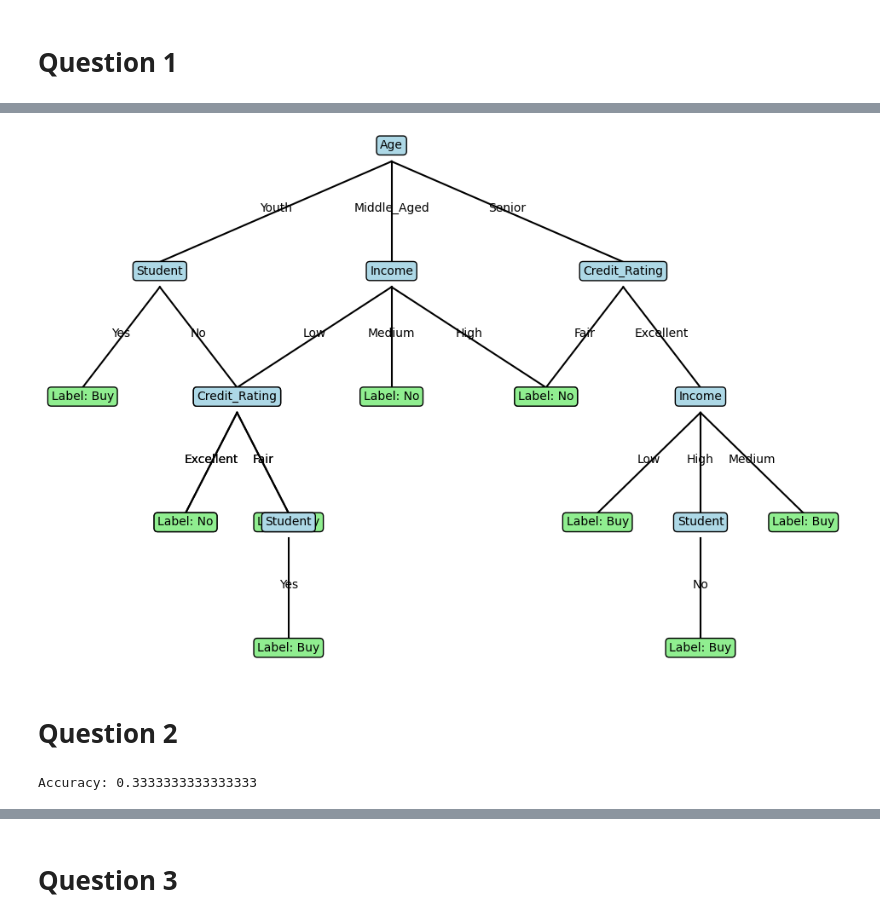
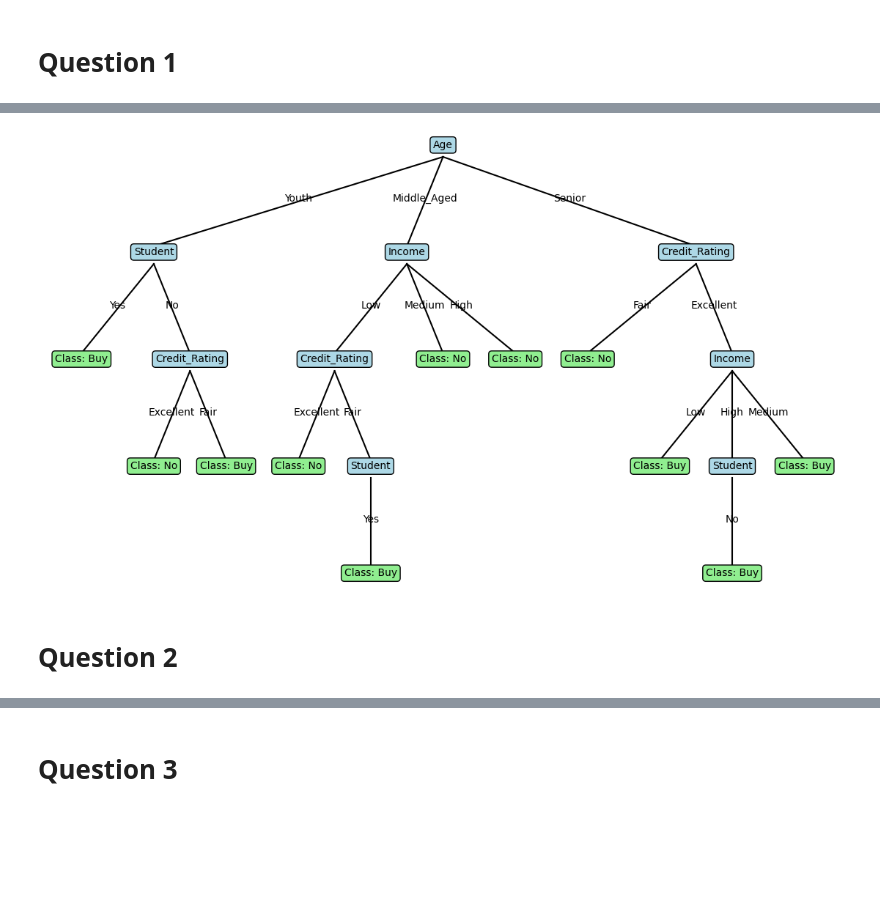
Before and after one commit to 1kalyan/DataWarehouseDataMining, a Jupyter notebook: LAB3/LAB_3_ALL.ipynb, the cells around one changed output, grey strips where cells are left out. Drawn from its saved outputs; the diff is of its cells as text; code cells hidden in the pictures; blank space fills up the shorter version.

```diff
--- a/LAB3/LAB_3_ALL.ipynb
+++ b/LAB3/LAB_3_ALL.ipynb
@@ -63,36 +85,45 @@ Decision Tree (ID3):
 # %%
 import matplotlib.pyplot as plt
 
-def plot_tree(tree, parent_name='', x=0.5, y=1.0, dx=0.1, dy=0.1, ax=None, level=1):
+def get_leaf_count(tree):
+    """Count leaf nodes under a given tree."""
+    if not isinstance(tree, dict):
+        return 1
+    root = next(iter(tree))
+    return sum(get_leaf_count(subtree) for subtree in tree[root].values())
+
+def plot_tree(tree, x=0.5, y=1.0, dx=1.0, dy=0.12, ax=None, x_offset=[0]):
     if ax is None:
-        fig, ax = plt.subplots(figsize=(12, 8))
+        fig, ax = plt.subplots(figsize=(14, 8))
         ax.axis('off')
 
     if isinstance(tree, dict):
-        root = list(tree.keys())[0]
+        root = next(iter(tree))
         children = tree[root]
-        ax.text(x, y, root, ha='center', bbox=dict(boxstyle="round", facecolor="lightblue"))
 
-        # Split horizontal space between children
-        num_children = len(children)
-        child_xs = [x + dx * (i - (num_children - 1) / 2) for i in range(num_children)]
+        num_leaves = get_leaf_count(tree)
+        center_x = x_offset[0] + dx * (num_leaves - 1) / 2
 
-        for child_x, (value, subtree) in zip(child_xs, children.items()):
-            # Draw edge label
-            ax.text((x + child_x) / 2, y - dy / 2, str(value), ha='center')
-            # Draw line
-            ax.plot([x, child_x], [y - 0.01, y - dy + 0.01], 'k-')
-            # Recursive plot
-            plot_tree(subtree, root, child_x, y - dy, dx / 1.5, dy, ax=ax, level=level + 1)
+        ax.text(center_x, y, root, ha='center', bbox=dict(boxstyle="round", facecolor="lightblue"))
+
+        child_x = x_offset[0]
+        for val, subtree in children.items():
+            leaves = get_leaf_count(subtree)
+            child_center_x = child_x + dx * (leaves - 1) / 2
+
+            ax.plot([center_x, child_center_x], [y - 0.01, y - dy + 0.01], 'k-')
+            ax.text((center_x + child_center_x) / 2, y - dy / 2, str(val), ha='center')
+
+            plot_tree(subtree, x=child_center_x, y=y - dy, dx=dx, dy=dy, ax=ax, x_offset=[child_x])
+
+            child_x += dx * leaves
     else:
-        ax.text(x, y, f"Label: {tree}", ha='center', bbox=dict(boxstyle="round", facecolor="lightgreen"))
+        ax.text(x, y, f"Class: {tree}", ha='center', bbox=dict(boxstyle="round", facecolor="lightgreen"))
 
-    if parent_name == '':
-        plt.show()
-
+# Call the function
 plot_tree(tree)
 # %% [output]
-[figure, old version]
+[figure, new version]
 # %% [markdown]
 # **Question 2**
 # %%
@@ -109,20 +140,3 @@ for column in df.columns:
 # Separate features and target
 X = df_encoded.iloc[:, :-1]
 y = df_encoded.iloc[:, -1]
-
-# Split into training and testing
-from sklearn.model_selection import train_test_split
-X_train, X_test, y_train, y_test = train_test_split(X, y, test_size=0.3)
-
-# Naive Bayes from sklearn
-from sklearn.naive_bayes import GaussianNB
-model = GaussianNB()
-model.fit(X_train, y_train)
-
-# Predict and check accuracy
-y_pred = model.predict(X_test)
-
-from sklearn.metrics import accuracy_score
-print("Accuracy:", accuracy_score(y_test, y_pred))
-# %% [output]
-Accuracy: 0.3333333333333333
```
Also changed, not shown: parts of 8 cells of this notebook.
